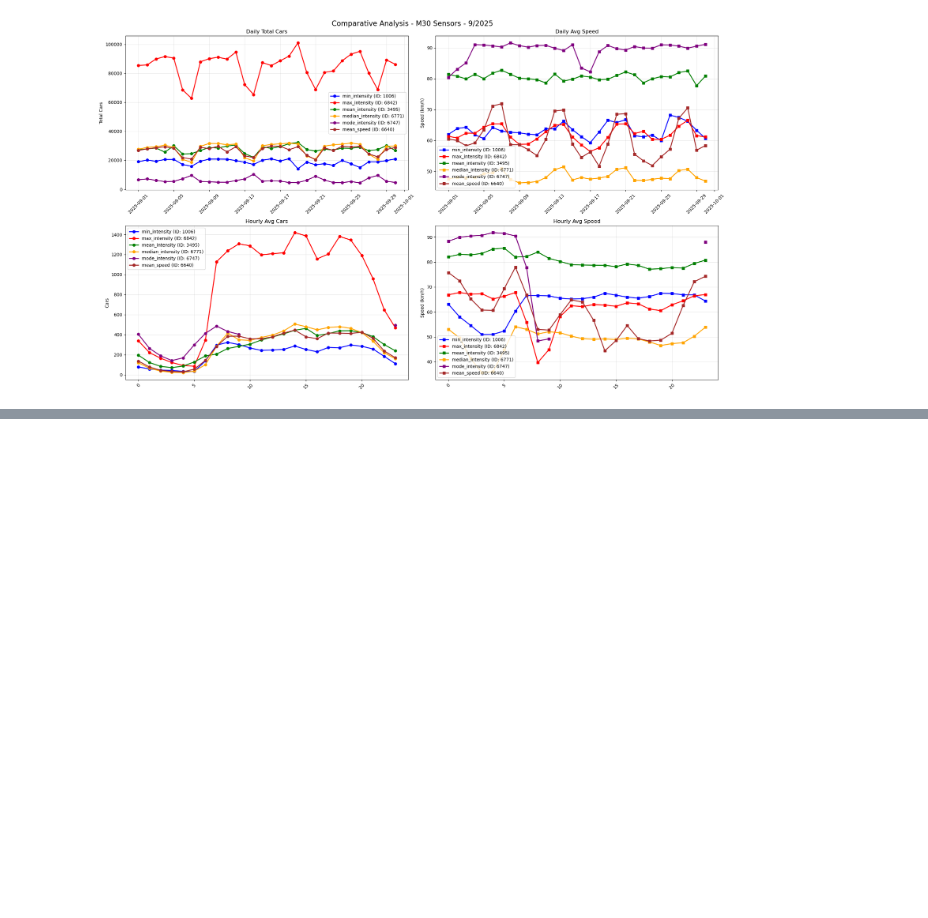
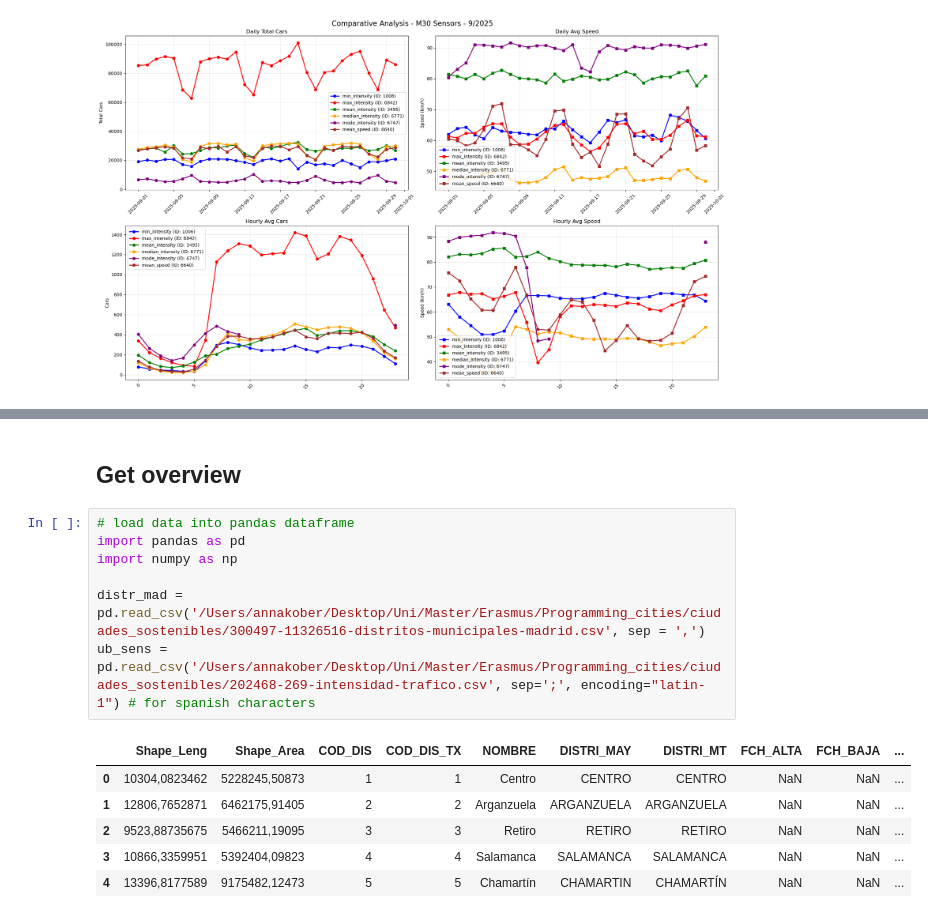
Before and after one commit to annak1800/ciudades_sostenibles, a Jupyter notebook: notebook_1.ipynb, the cells around one changed output, grey strips where cells are left out. Saved outputs shown, nothing was run; the diff lists cells and outputs as text; blank space fills up the shorter version.

```diff
--- a/notebook_1.ipynb
+++ b/notebook_1.ipynb
@@ -578,0 +605,16 @@ compare_multiple_sensors(m30_data, m30_sensors, "M30")
+# %% [markdown]
+## Get overview
+# %%
+# load data into pandas dataframe
+import pandas as pd
+import numpy as np
+
+distr_mad = pd.read_csv('/Users/annakober/Desktop/Uni/Master/Erasmus/Programming_cities/ciudades_sostenibles/300497-11326516-distritos-municipales-madrid.csv', sep = ',')
+ub_sens = pd.read_csv('/Users/annakober/Desktop/Uni/Master/Erasmus/Programming_cities/ciudades_sostenibles/202468-269-intensidad-trafico.csv', sep=';', encoding="latin-1") # for spanish characters
+# %% [output]
+|  | Shape_Leng | Shape_Area | COD_DIS | COD_DIS_TX | NOMBRE | DISTRI_MAY | DISTRI_MT | FCH_ALTA | FCH_BAJA | ... |
+| 0 | 10304,0823462 | 5228245,50873 | 1 | 1 | Centro | CENTRO | CENTRO | NaN | NaN | ... |
+| 1 | 12806,7652871 | 6462175,91405 | 2 | 2 | Arganzuela | ARGANZUELA | ARGANZUELA | NaN | NaN | ... |
+| 2 | 9523,88735675 | 5466211,19095 | 3 | 3 | Retiro | RETIRO | RETIRO | NaN | NaN | ... |
+| 3 | 10866,3359951 | 5392404,09823 | 4 | 4 | Salamanca | SALAMANCA | SALAMANCA | NaN | NaN | ... |
+| 4 | 13396,8177589 | 9175482,12473 | 5 | 5 | Chamartín | CHAMARTIN | CHAMARTÍN | NaN | NaN | ... |
```
Also changed, not shown: parts of 15 cells of this notebook.
